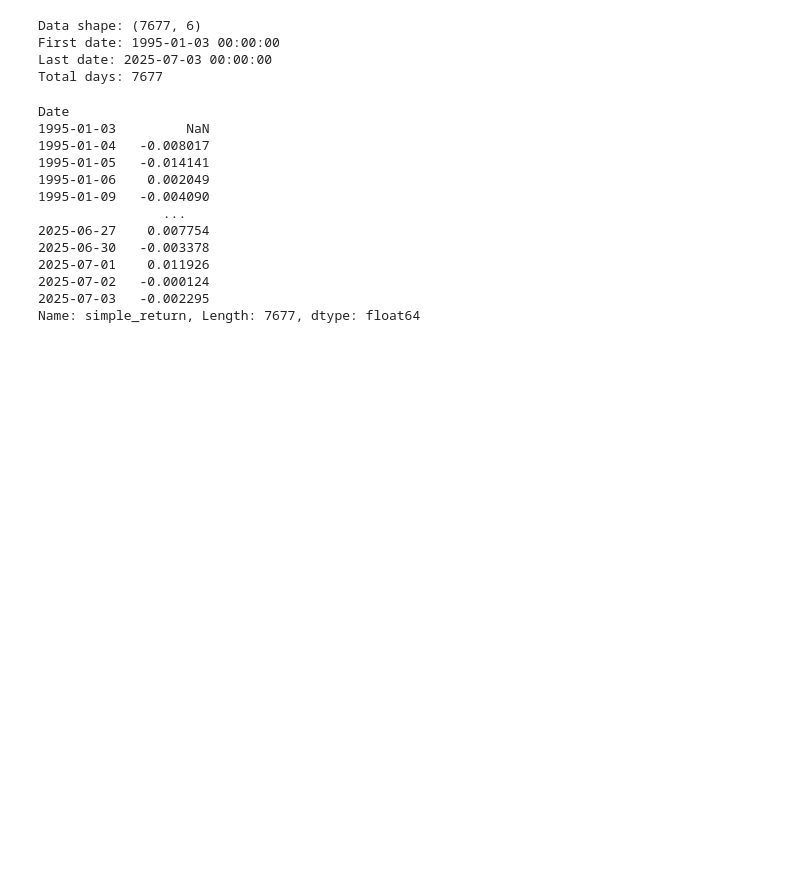
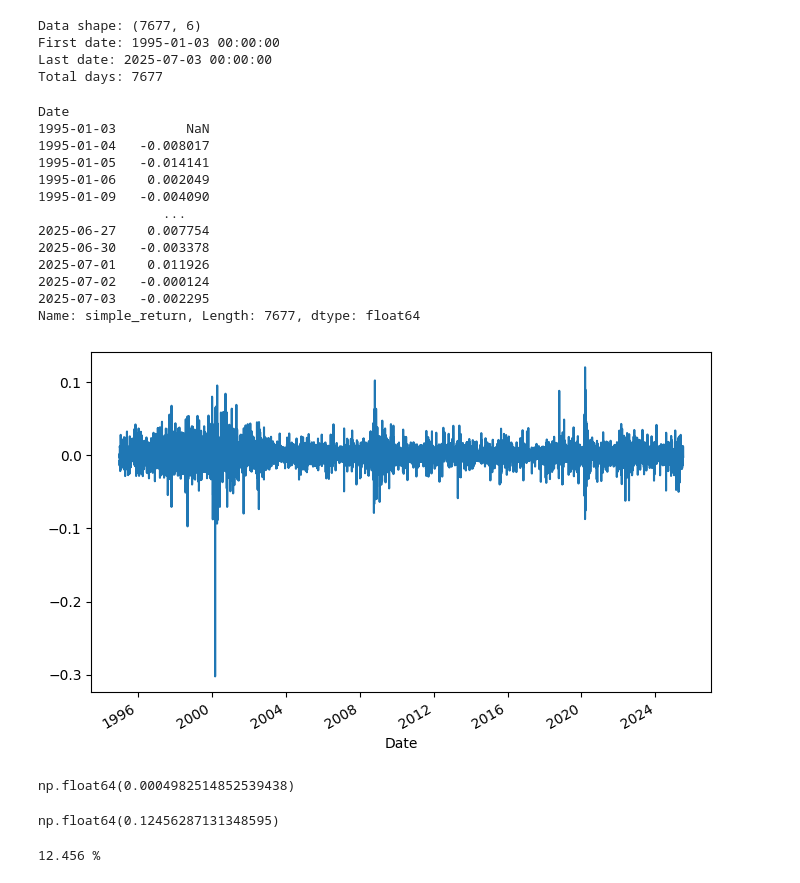
Before and after one commit to Rainspistols/Python-for-Finance, a Jupyter notebook: some.ipynb, the cells around one changed output. Cells and saved outputs as stored; diff of their text form; code cells hidden in the pictures; blank space fills up the shorter version.

```diff
--- a/some.ipynb
+++ b/some.ipynb
@@ -57,3 +57,22 @@ Date
 2025-07-02   -0.000124
 2025-07-03   -0.002295
 Name: simple_return, Length: 7677, dtype: float64
+# %%
+PG["simple_return"].plot(figsize=(8, 5))
+plt.show()
+# %% [output]
+[figure, added]
+# %%
+avg_returns_d = PG["simple_return"].mean()
+avg_returns_d
+# %% [output]
+np.float64(0.0004982514852539438)
+# %%
+avg_returns_a = PG["simple_return"].mean() * 250
+avg_returns_a
+# %% [output]
+np.float64(0.12456287131348595)
+# %%
+print(str(round(avg_returns_a, 5) * 100) + " %")
+# %% [output]
+12.456 %
```
